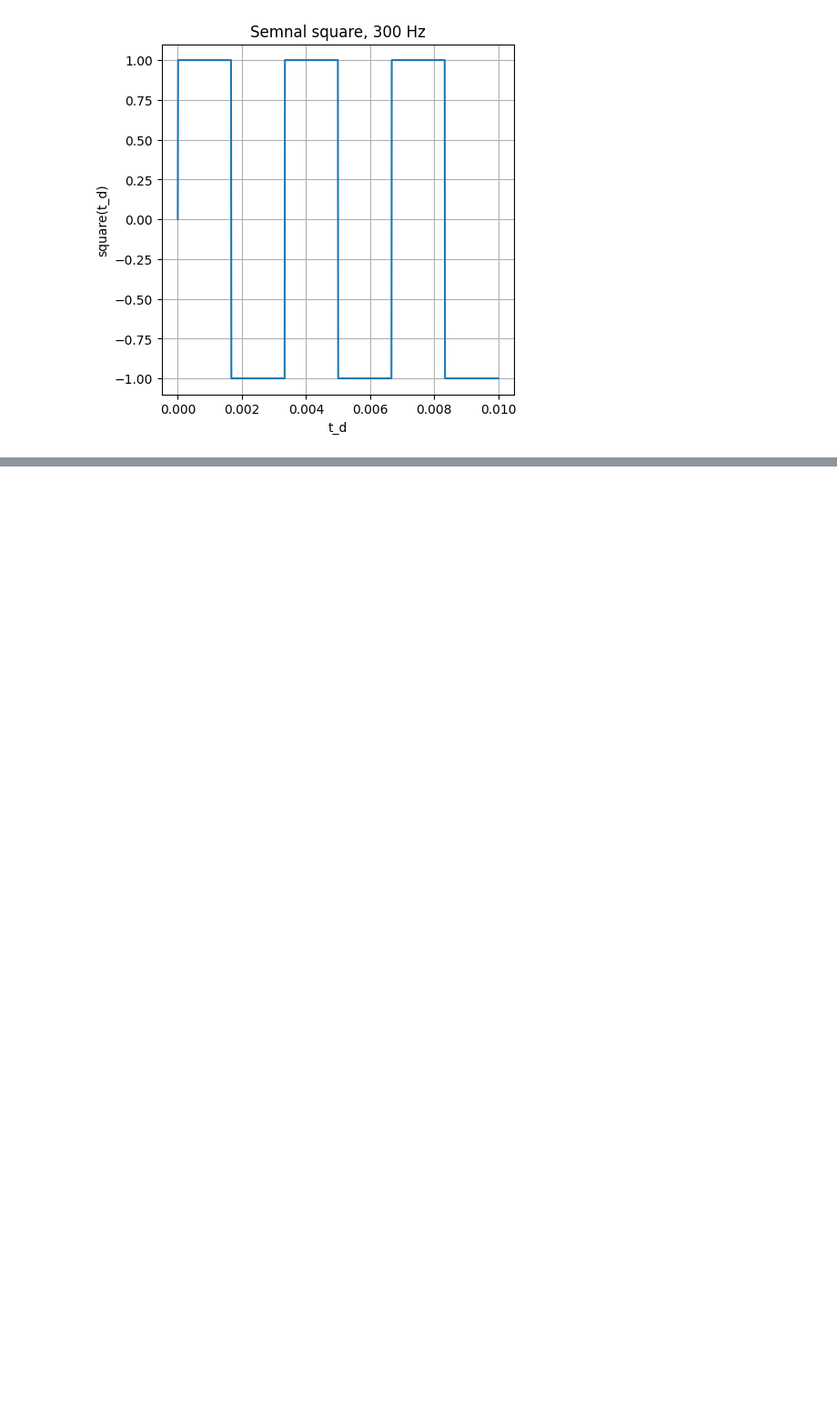
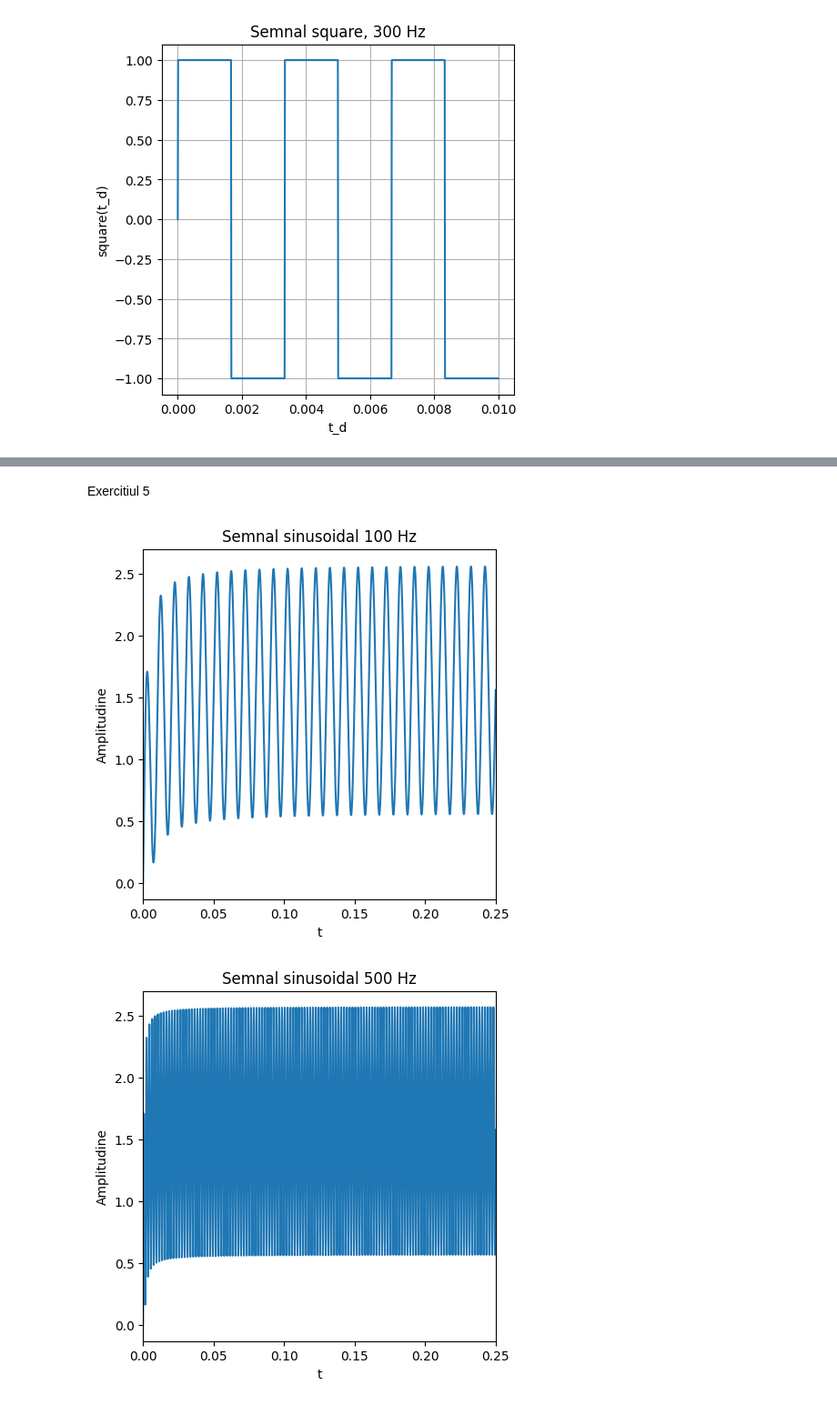
Before and after one commit to davide-perli/ProcesareaSemnalelor, a Jupyter notebook: Lab2/Lab2.ipynb, the cells around one changed output, grey strips where cells are left out. Shown at 91% size. Saved outputs shown, nothing was run; the diff lists cells and outputs as text; code cells hidden in the pictures; blank space fills up the shorter version.

```diff
--- a/Lab2/Lab2.ipynb
+++ b/Lab2/Lab2.ipynb
@@ -177,0 +223,42 @@ sounddevice.wait()
+# %% [markdown]
+Exercitiul 5
+# %%
+rata_esantionare = 44100
+frecventa_1 = 100
+frecventa_2 = 500
+durata = 2
+t = numpy.linspace(0, durata, int(rata_esantionare * durata))
+semnal_1 = numpy.sin(2 * numpy.pi * frecventa_1 * t) + numpy.arctan(numpy.pi * frecventa_1 * t)
+semnal_2 = numpy.sin(2 * numpy.pi * frecventa_2 * t) + numpy.arctan(numpy.pi * frecventa_2 * t)
+t_concat = numpy.linspace(0, 2 * durata, int(2 * rata_esantionare * durata))
+semnal_concatenat = numpy.concatenate((semnal_1, semnal_2))
+plt.plot(t, semnal_1)
+plt.xlabel('t')
+plt.ylabel('Amplitudine')
+plt.title('Semnal sinusoidal 100 Hz')
+plt.xlim(0, 0.25)
+plt.savefig(fname = './semnal_1_unda_unica_ex5.pdf', format = 'pdf')
+plt.show()
+sounddevice.play(semnal_1, rata_esantionare)
+sounddevice.wait()
+plt.plot(t, semnal_2)
+plt.xlabel('t')
+plt.ylabel('Amplitudine')
+plt.title('Semnal sinusoidal 500 Hz')
+plt.xlim(0, 0.25)
+plt.savefig(fname = './semnal_2_unda_unica_ex5.pdf', format = 'pdf')
+plt.show()
+sounddevice.play(semnal_2, rata_esantionare)
+sounddevice.wait()
+plt.plot(t_concat, semnal_concatenat)
+plt.xlabel('t')
+plt.ylabel('Amplitudine')
+plt.title('Semnal sinusoidal concatenat')
+plt.xlim(0, 0.25)
+plt.savefig(fname = './semnal_concatenat_unda_unica_ex5.pdf', format = 'pdf')
+plt.show()
+sounddevice.play(semnal_concatenat, rata_esantionare)
+sounddevice.wait()
+# %% [output]
+[figure, added]
+[figure, added]
```
Also changed, not shown: parts of 15 cells of this notebook, 20 other files.
